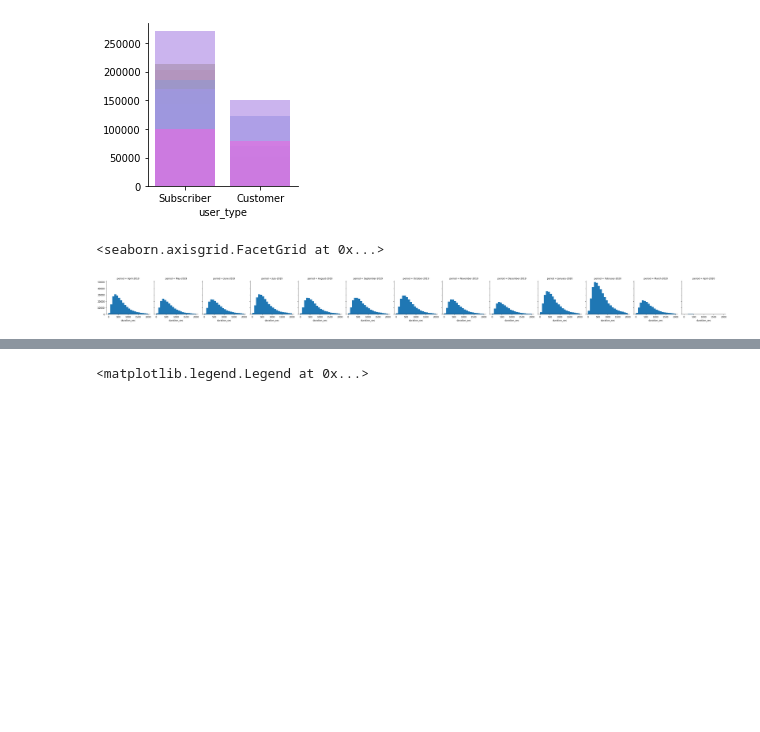
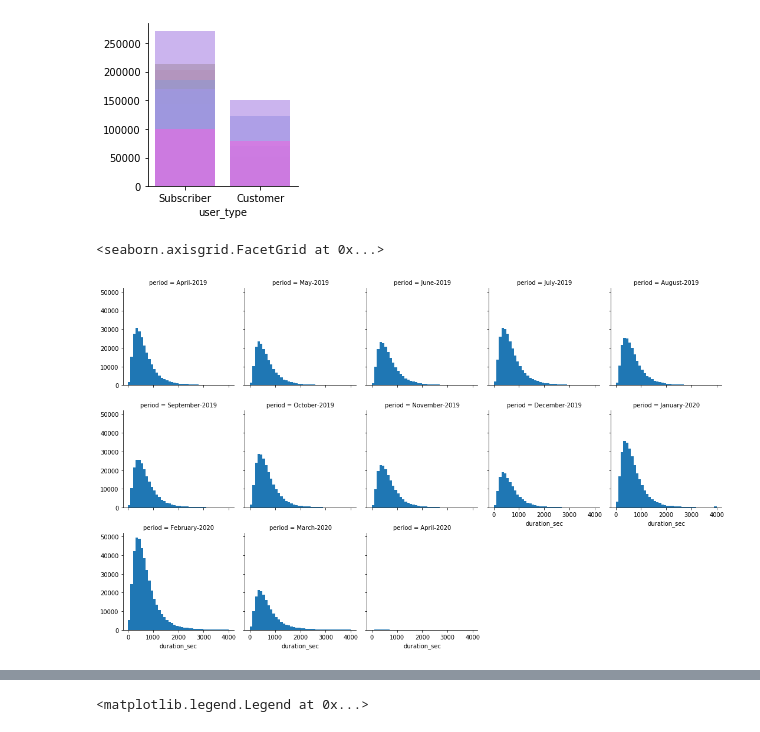
Before and after one commit to miniermatar/udacity_project_7_baywheels, a Jupyter notebook: exploration_template.ipynb, the cells around one changed output, grey strips where cells are left out. Saved outputs shown, nothing was run; the diff lists cells and outputs as text; code cells hidden in the pictures; blank space fills up the shorter version.

```diff
--- a/exploration_template.ipynb
+++ b/exploration_template.ipynb
@@ -353,11 +353,11 @@ g.map(sns.countplot,'user_type',alpha=0.7,order=['Subscriber','Customer'])
 <seaborn.axisgrid.FacetGrid at 0x...>
 [figure]
 # %%
-bin_edges = np.arange(0, 2000+100, 100)
+bin_edges = np.arange(0, 4000+100, 100)
 
-g = sns.FacetGrid(data = df_clean, col = 'period', )
+g = sns.FacetGrid(data = df_clean, col = 'period', col_wrap=5)
 g.map(plt.hist,'duration_sec',bins=bin_edges)
 #plt.xlim(0,5000)
 # %% [output]
 <seaborn.axisgrid.FacetGrid at 0x...>
-[figure, old version]
+[figure, new version]
```
Also changed, not shown: parts of 25 cells of this notebook.
